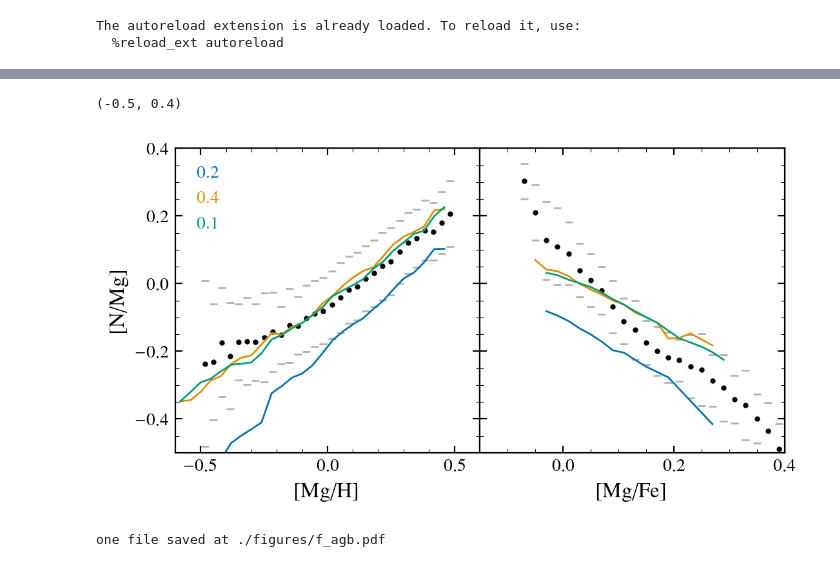
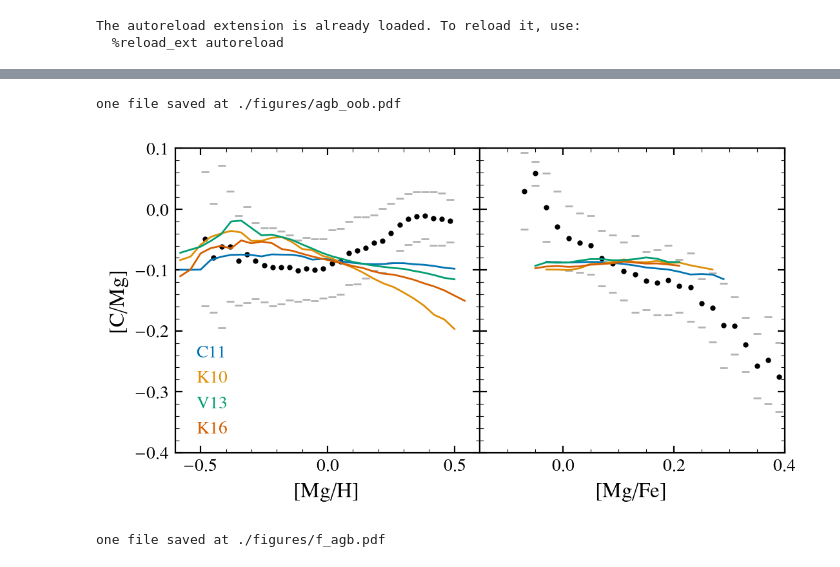
Before and after one commit to aeyobd/surp, a Jupyter notebook: carbon_paper/new_models.ipynb, the cells around one changed output, grey strips where cells are left out. Drawn from its saved outputs; the diff is of its cells as text; code cells hidden in the pictures.

```diff
--- a/carbon_paper/new_models.ipynb
+++ b/carbon_paper/new_models.ipynb
@@ -136,9 +159,13 @@ compare(names, labels)
 # %%
-compare(names, labels, ele="N")
-plt.ylim(-0.5, 0.4)
+names = ["C11_f0.2_OOB_eta1_beta0",
+        "K10_f0.2_OOB_eta1_beta0",
+        "V13_f0.2_OOB_eta1_beta0",
+        "K16_f0.2_OOB_eta1_beta0"]
+labels = ["C11", "K10", "V13", "K16"]
+compare(names, labels, ele="C", filename="agb_oob.pdf")
 # %% [output]
-(-0.5, 0.4)
+one file saved at ./figures/agb_oob.pdf
-[figure, old version]
+[figure, new version]
 # %%
 names = ["C11_f0.1_eta1_beta0.001", "C11_f0.2_eta1_beta0.001", "C11_f0.4_eta1_beta0.001"]
 
```
Also changed, not shown: parts of 8 cells of this notebook, 6 other files.
